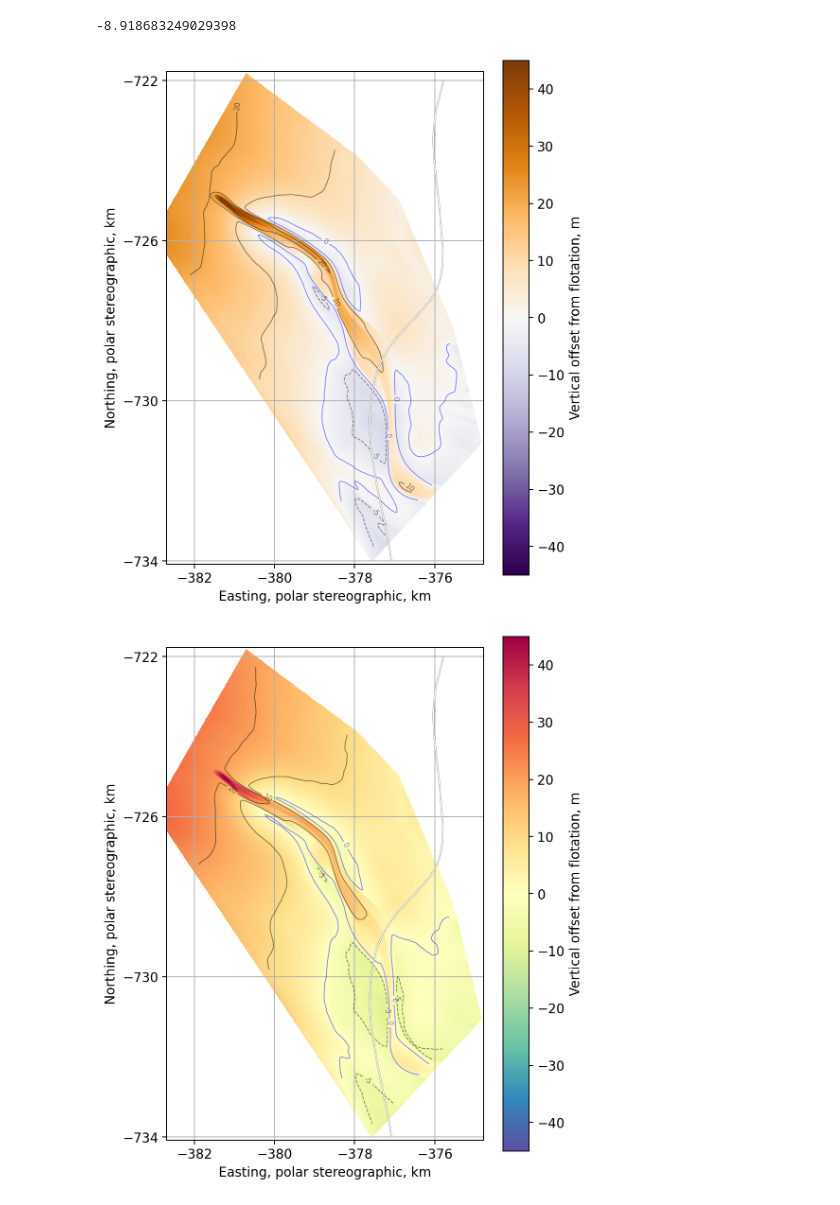
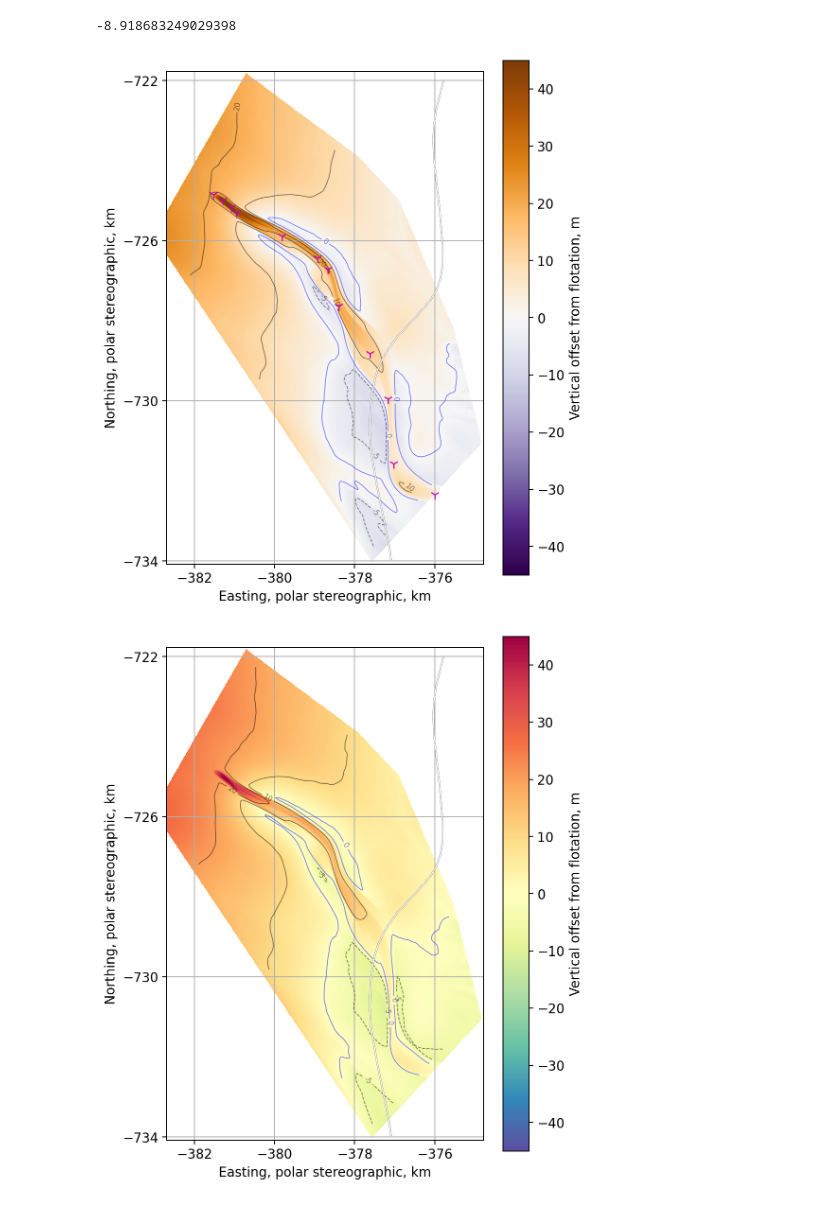
Before and after one commit to arrran/PhD_data_chapter, a Jupyter notebook: Jupyter/PLOTS/data_paper/18_where_float.ipynb, the cells around one changed output. Drawn from its saved outputs; the diff is of its cells as text; code cells hidden in the pictures.

```diff
--- a/Jupyter/PLOTS/data_paper/18_where_float.ipynb
+++ b/Jupyter/PLOTS/data_paper/18_where_float.ipynb
@@ -54,5 +54,5 @@ REMA_surf[sea_level_below_surf==0.0] = np.nan
 # %%
-sea_level_below_surf[sea_level_below_surf==0]=np.nan
+vertical_offset_from_floatation[vertical_offset_from_floatation==0]=np.nan
 # %%
 xmin, xmax, ymin, ymax = -382700, -374781.9, -734075.1, -721770.2
 # %%
@@ -237,6 +237,22 @@ np.nanmax(vertical_offset_from_floatation_smoo)
 np.nanmin(vertical_offset_from_floatation_smoo)
 # %% [output]
 -8.918683249029398
+# %%
+x_new = np.load('/Users/home/whitefar/DATA/FIELD_ANT_19/POST_FIELD/RADAR_MAP/highres_line2line_interpbydist_points_x.npy')
+y_new = np.load('/Users/home/whitefar/DATA/FIELD_ANT_19/POST_FIELD/RADAR_MAP/highres_line2line_interpbydist_points_y.npy')
+it_new = np.load('/Users/home/whitefar/DATA/FIELD_ANT_19/POST_FIELD/RADAR_MAP/highres_line2line_interpbydist_ice_thickn.npy')
+ib_new = np.load('/Users/home/whitefar/DATA/FIELD_ANT_19/POST_FIELD/RADAR_MAP/highres_line2line_interpbydist_icebase.npy')
+it = it_new[50,:]
+ib = ib_new[50,:]
+x = x_new[50,:]
+y = y_new[50,:]
+mid = pd.DataFrame({'x': x,'y':y,'ice_thickn':it,'ice_base':ib})
+
+points = [Point(xy) for xy in zip(mid.x,mid.y)]
+gdf_mid = gpd.GeoDataFrame(mid,geometry=points,crs="EPSG:3031")
+
+points_x_surveyed = np.load('/Users/home/whitefar/DATA/FIELD_ANT_19/POST_FIELD/RADAR_MAP/highres_points_x_channel.npy')
+points_y_surveyed = np.load('/Users/home/whitefar/DATA/FIELD_ANT_19/POST_FIELD/RADAR_MAP/highres_points_y_channel.npy')
 # %%
 plt.figure( dpi=180,figsize=(6,8))
 # samp=50
@@ -248,6 +264,11 @@ plt.plot(gl[:,0]/1000,gl[:,1]/1000,'k-',label='grounding line',linewidth=1.2)
 plt.plot(gl[:,0]/1000,gl[:,1]/1000,'w-',label='grounding line',linewidth=1)
 
 # # plt.annotate( 'A',(-381.3, -725.1))
+
+# plt.plot( gdf_mid.x/1000,gdf_mid.y/1000,label='Interpolated Channel Maximum')
+plt.plot(points_x_surveyed[50,:]/1000,points_y_surveyed[50,:]/1000,'1',markersize=8,
+         label="Surveyed channel apex",
+         color="m")
 
 
 plt.xlim([xmin/1000,xmax/1000])
@@ -261,35 +282,35 @@ plt.xlim([xmin/1000,xmax/1000])
 
 plt.ylim([ymin/1000,ymax/1000])
 
 plt.xticks(xticks)
 plt.yticks(yticks)
 plt.xlabel('Easting, polar stereographic, km')
 plt.ylabel('Northing, polar stereographic, km')
 
 CS1 =plt.contour(xv/1000,yv/1000,
             vertical_offset_from_floatation_smoo,
                       [-5,10,20],
 #                   cmap='BrBG',
                   colors='black',
                   alpha=0.5,linewidths=0.7)
 plt.clabel(CS1,CS1.levels, inline=1,  fmt='%i',fontsize=6)
 
 CS2 =plt.contour(xv/1000,yv/1000,
             vertical_offset_from_floatation_smoo,
                       [0],
 #                   cmap='BrBG',
                   colors='blue',
 #                  linestyles='dashed',
                   alpha=0.5,linewidths=0.7)
 plt.clabel(CS2,CS2.levels, inline=1,  fmt='%i',fontsize=6)
 
 plt.grid()
 
-plt.savefig('/Users/home/whitefar/ASSIGNMENTS-PUBLICATIONS-TALKS/channel_data_writeup/PLOTS/where_float.png')
+# plt.savefig('/Users/home/whitefar/ASSIGNMENTS-PUBLICATIONS-TALKS/channel_data_writeup/PLOTS/where_float.png')
 
 plt.show()
 # %% [output]
-[figure, old version]
+[figure, new version]
 # %%
 plt.figure( dpi=180,figsize=(6,8))
 # samp=50
```
Also changed, not shown: parts of 5 cells of this notebook, 3 other files.
